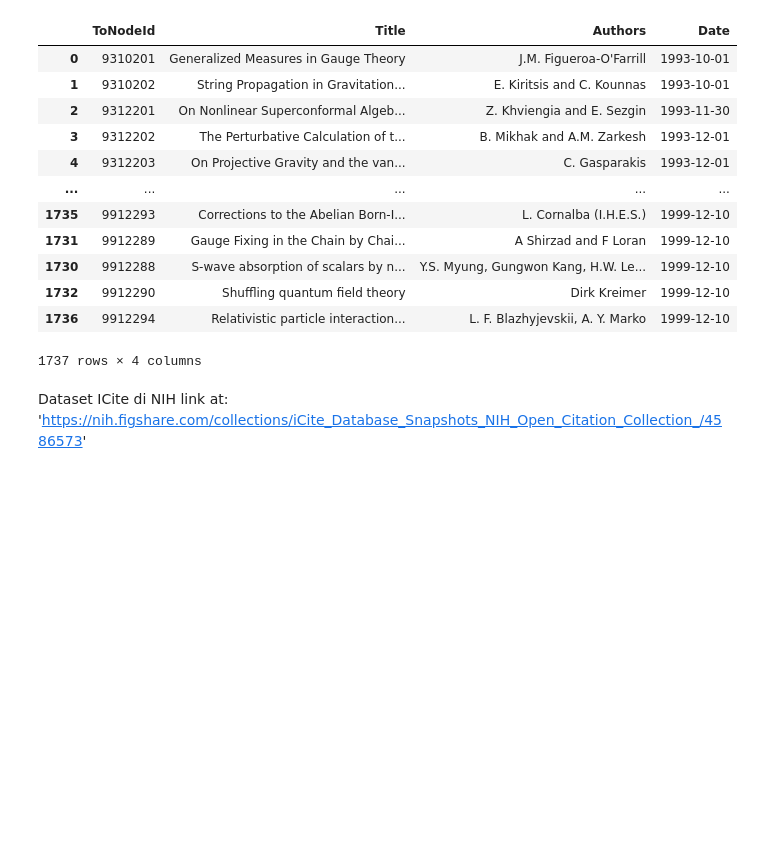
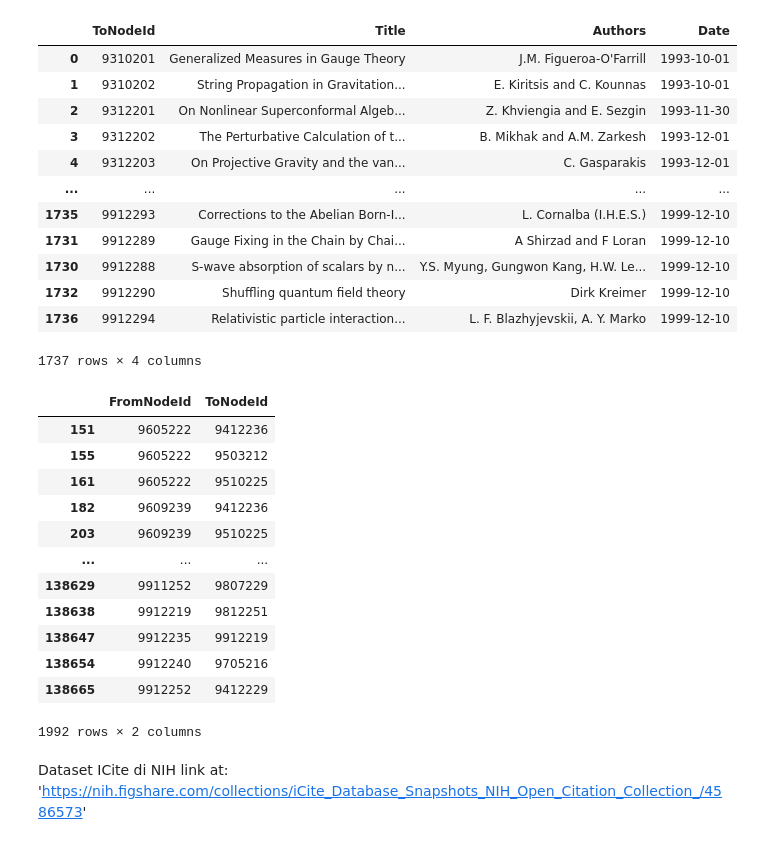
Before and after one commit to matteo-Donofrio-unipi/Master_Degree_Thesis, a Jupyter notebook: cit-abstract-scraper.ipynb, the cells around one changed output. Drawn from its saved outputs; the diff is of its cells as text; code cells hidden in the pictures; blank space fills up the shorter version.

```diff
--- a/cit-abstract-scraper.ipynb
+++ b/cit-abstract-scraper.ipynb
@@ -215,6 +233,31 @@ paperId_and_info_and_date.sort_values(by='Date')
 | 1732 | 9912290 | Shuffling quantum field theory | Dirk Kreimer | 1999-12-10 |
 | 1736 | 9912294 | Relativistic particle interaction... | L. F. Blazhyjevskii, A. Y. Marko | 1999-12-10 |
 1737 rows × 4 columns
+# %%
+#prendo sottoinsieme di citazioni, per cui esiste il titolo associato ad articolo citante e citato
+
+#take all rows of citations having fromNode in PaperInfo
+res =citations[citations.FromNodeId.isin(paperId_and_info_and_date.ToNodeId)]
+
+#take all rows of citations having ToNode in PaperInfo
+res2 =res[res.ToNodeId.isin(paperId_and_info_and_date.ToNodeId)]
+
+#citations having all articles id with its proper article data and code
+res2
+# %% [output]
+|  | FromNodeId | ToNodeId |
+| 151 | 9605222 | 9412236 |
+| 155 | 9605222 | 9503212 |
+| 161 | 9605222 | 9510225 |
+| 182 | 9609239 | 9412236 |
+| 203 | 9609239 | 9510225 |
+| ... | ... | ... |
+| 138629 | 9911252 | 9807229 |
+| 138638 | 9912219 | 9812251 |
+| 138647 | 9912235 | 9912219 |
+| 138654 | 9912240 | 9705216 |
+| 138665 | 9912252 | 9412229 |
+1992 rows × 2 columns
 # %%
 #FACCIO JOIN TRA I DUE DATASET
 
```
Also changed, not shown: parts of 3 cells of this notebook.
